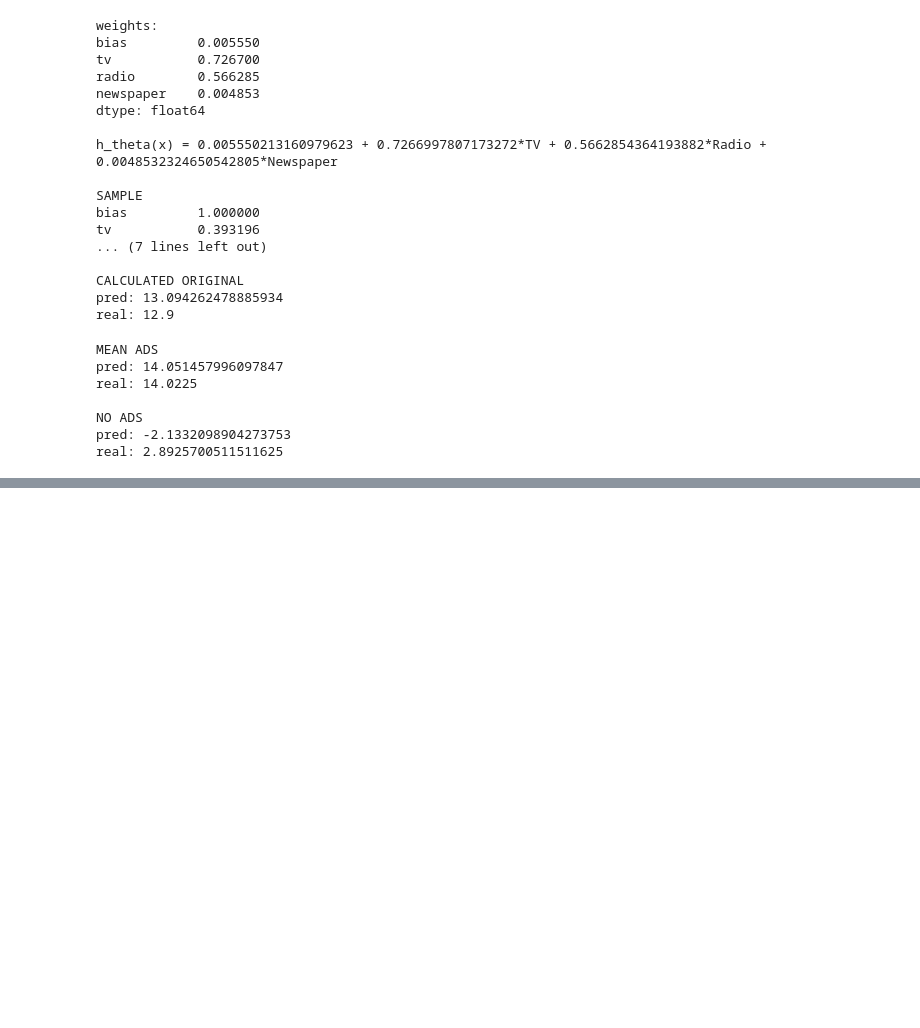
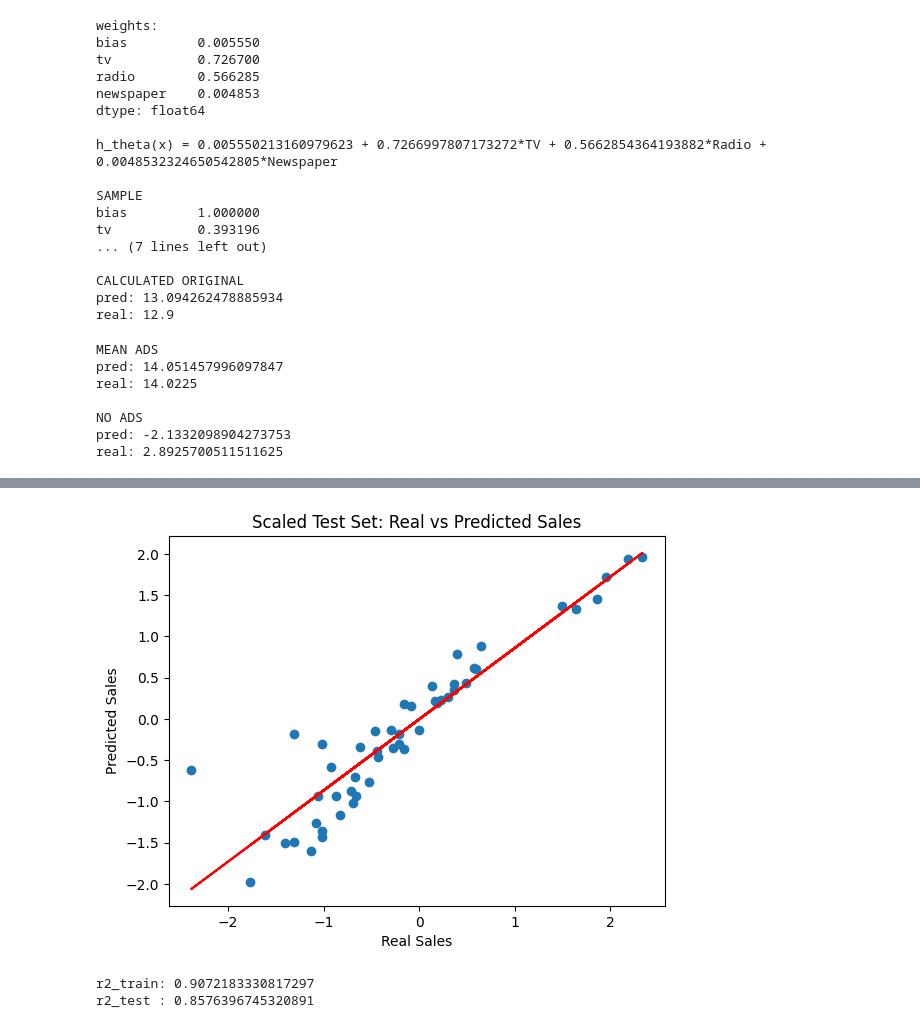
Before and after one commit to Pawmsdayl/CMSC197, a Jupyter notebook: Assignment2/[hw3].ipynb, the cells around one changed output, grey strips where cells are left out. Drawn from its saved outputs; the diff is of its cells as text; code cells hidden in the pictures; blank space fills up the shorter version.

```diff
--- a/Assignment2/[hw3].ipynb
+++ b/Assignment2/[hw3].ipynb
@@ -247,0 +260,18 @@ The model suggests that TV advertising is the most effective at increasing Sales
+# %%
+plt.scatter(y_test, y_test_pred)
+plt.xlabel('Real Sales')
+plt.ylabel('Predicted Sales')
+plt.title('Scaled Test Set: Real vs Predicted Sales')
+
+m, b = np.polyfit(y_test, y_test_pred, 1)
+plt.plot(y_test, m*y_test + b, color='red')
+
+plt.show()
+# %% [output]
+[figure, added]
+# %%
+print(f'r2_train: {r2_train}')
+print(f'r2_test : {r2_test}')
+# %% [output]
+r2_train: 0.9072183330817297
+r2_test : 0.8576396745320891
```
Also changed, not shown: parts of 6 cells of this notebook.
